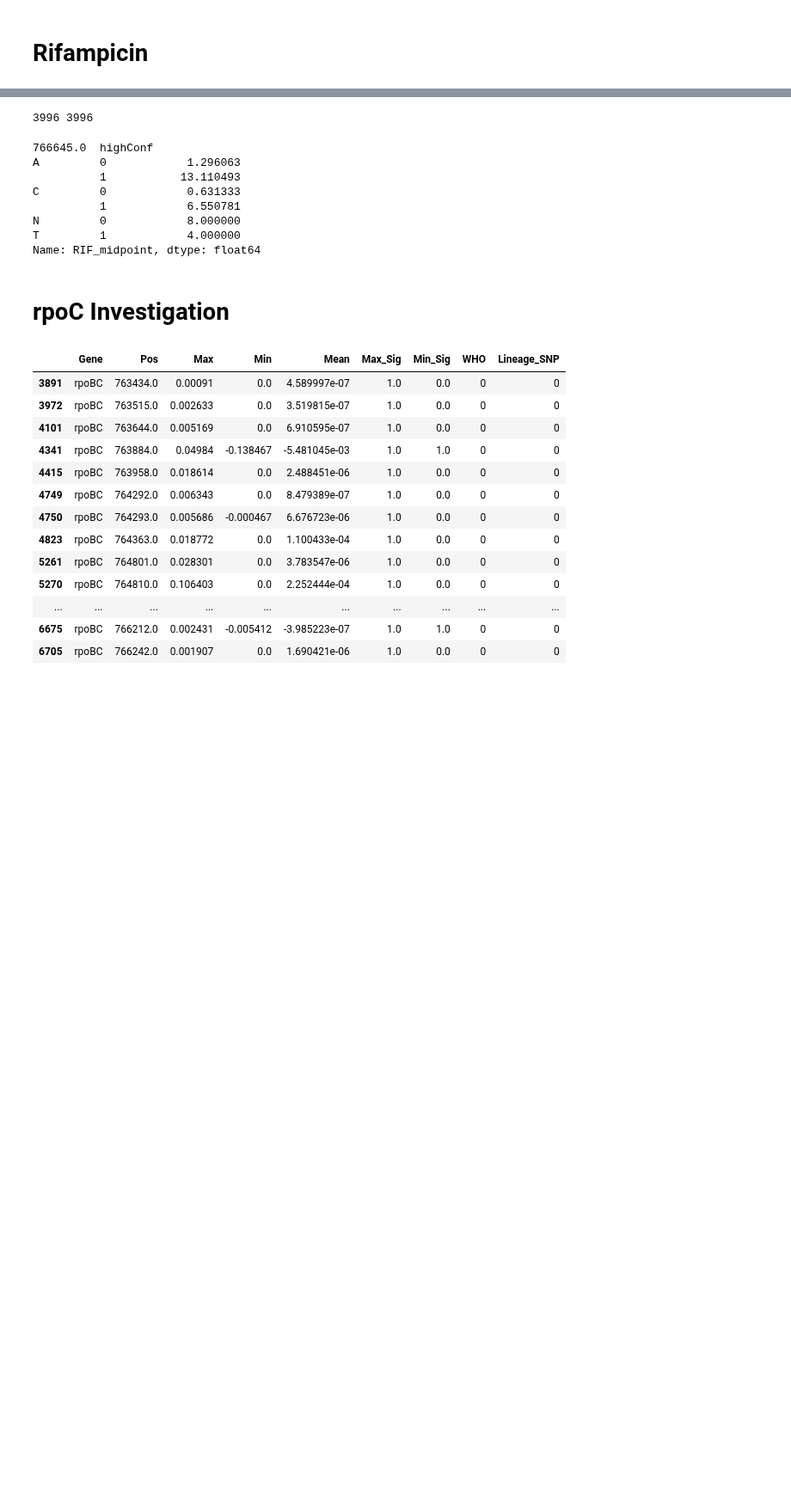
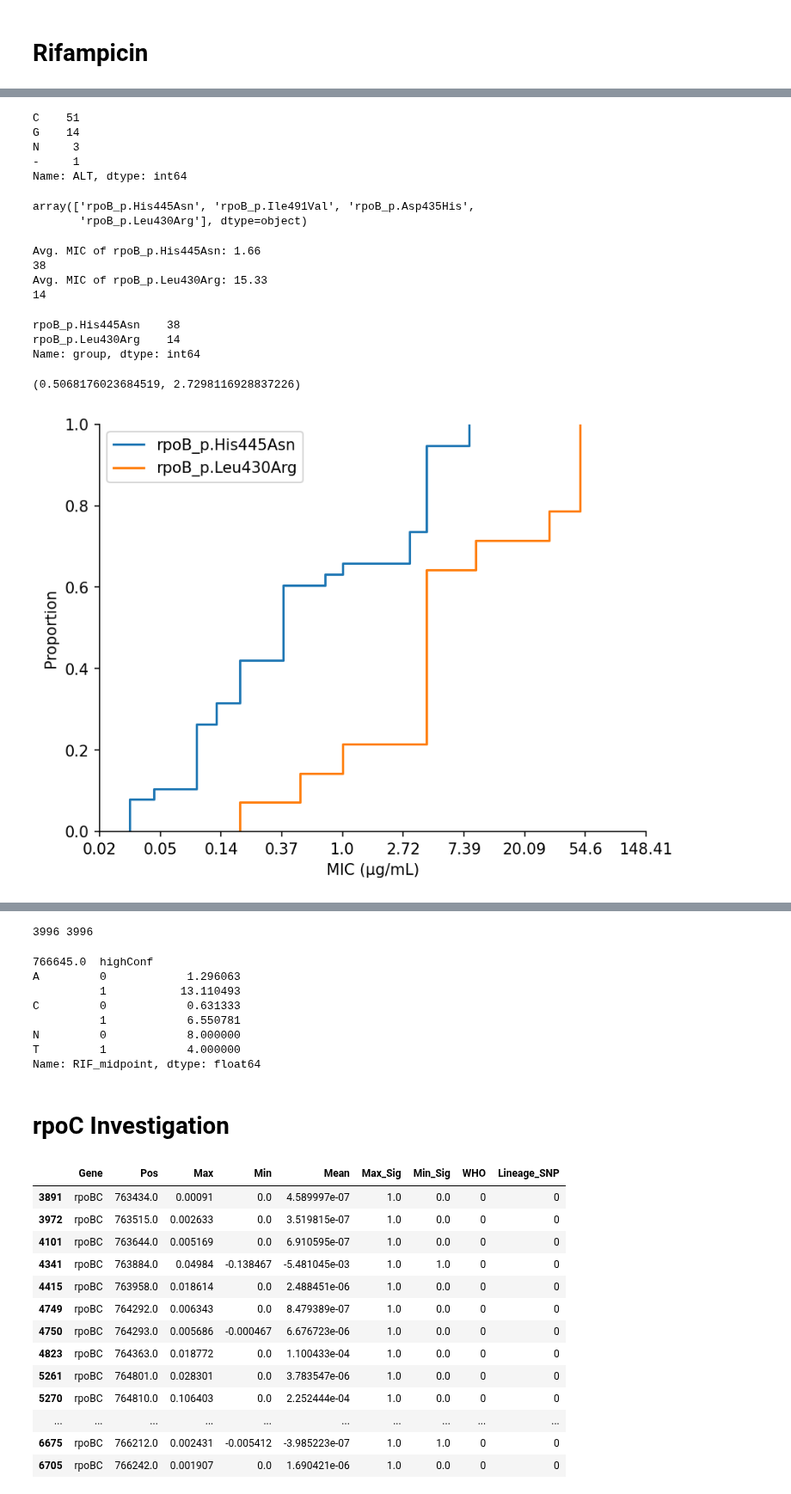
Before and after one commit to sanju99/MtbQuantCNN, a Jupyter notebook: saliency/plot_saliency.ipynb, the cells around one changed output, grey strips where cells are left out. Shown at 86% size. Cells and saved outputs as stored; diff of their text form; code cells hidden in the pictures; blank space fills up the shorter version.

```diff
--- a/saliency/plot_saliency.ipynb
+++ b/saliency/plot_saliency.ipynb
@@ -89,0 +100,7 @@ Sites not found: [761080 761082 761094 761134 761135 761150 761151 761159]
+# %%
+def get_isolates_with_variants(pos):
+
+    ref = rif_rpoBC_seqDict["rpoBC"].loc["MT_H37Rv", pos]
+
+    return ref, rif_rpoBC_seqDict["rpoBC"][pos].reset_index().rename(columns={pos: "ALT"}).merge(df_rif[["ROLLINGDB_ID", "RIF_midpoint"]], left_on="Isolate", right_on="ROLLINGDB_ID")
+    # return ref, rif_rpoBC_seqDict["rpoBC"].loc[rif_rpoBC_seqDict["rpoBC"][pos] != ref][pos].reset_index().rename(columns={pos: "ALT"}).merge(df_rif[["ROLLINGDB_ID", "RIF_midpoint"]], left_on="Isolate", right_on="ROLLINGDB_ID")
@@ -89,0 +157,19 @@ Sites not found: [761080 761082 761094 761134 761135 761150 761151 761159]
+# %%
+alt_df.ALT.value_counts()
+# %% [output]
+C    51
+G    14
+N     3
+-     1
+Name: ALT, dtype: int64
+# %%
+search_df = pd.DataFrame({"mutation": ['rpoB_p.His445Asn', 'rpoB_p.Ile491Val', 'rpoB_p.Asp435His', 'rpoB_p.Leu430Arg'],
+                          "POS": [761139, 761277, 761109, 761095],
+                          "REF": ["C", "A", "G", "T"],
+                          "ALT": ["A", "G", "C", "G"]
+                         })
+# %%
+search_df.mutation.values
+# %% [output]
+array(['rpoB_p.His445Asn', 'rpoB_p.Ile491Val', 'rpoB_p.Asp435His',
+       'rpoB_p.Leu430Arg'], dtype=object)
@@ -89,0 +178,47 @@ Sites not found: [761080 761082 761094 761134 761135 761150 761151 761159]
+# %%
+for i, row in search_df.iterrows():
+
+    if row["mutation"] in ["rpoB_p.His445Asn", "rpoB_p.Leu430Arg"]:
+        _, df = get_isolates_with_variants(row["POS"])
+        #print(f'Avg. MIC: {np.round(np.mean(df_rif.query("ROLLINGDB_ID in @df.Isolate")["RIF_midpoint"]), 2)}')
+
+        # get samples that contain the
+        ref_allele = row["REF"]
+        alt_allele = row["ALT"]
+        #search_isolates = df.query("ALT not in [@ref_allele, @alt_allele]").Isolate.values
+        search_isolates = df.query("ALT == @alt_allele").Isolate.values
+
+        print(f'Avg. MIC of {row["mutation"]}: {np.round(np.mean(df_rif.query("ROLLINGDB_ID in @search_isolates")["RIF_midpoint"]), 2)}')
+        print(len(search_isolates))
+
+        df_rif.loc[df_rif["ROLLINGDB_ID"].isin(search_isolates), "group"] = row["mutation"]
+# %% [output]
+Avg. MIC of rpoB_p.His445Asn: 1.66
+38
+Avg. MIC of rpoB_p.Leu430Arg: 15.33
+14
+# %%
+df_rif.group.value_counts()
+# %% [output]
+rpoB_p.His445Asn    38
+rpoB_p.Leu430Arg    14
+Name: group, dtype: int64
+# %%
+df_rif["log-MIC"] = np.log(df_rif["RIF_midpoint"])
+# %%
+np.log(1.66), np.log(15.33)
+# %% [output]
+(0.5068176023684519, 2.7298116928837226)
+# %%
+fig, ax = plt.subplots()
+sns.ecdfplot(data=df_rif.loc[~pd.isnull(df_rif["group"])], x="log-MIC", hue="group", ax=ax)
+sns.move_legend(ax, loc="upper left", title="")
+
+plt.scatter()
+
+ax.set_xticks(ticks=ax.get_xticks(), labels=np.round(np.exp(ax.get_xticks()), 2).astype(str))
+sns.despine()
+plt.xlabel("MIC (µg/mL)")
+plt.show()
+# %% [output]
+[figure, added]
```
Also changed, not shown: parts of 24 cells of this notebook, 24 other files.
